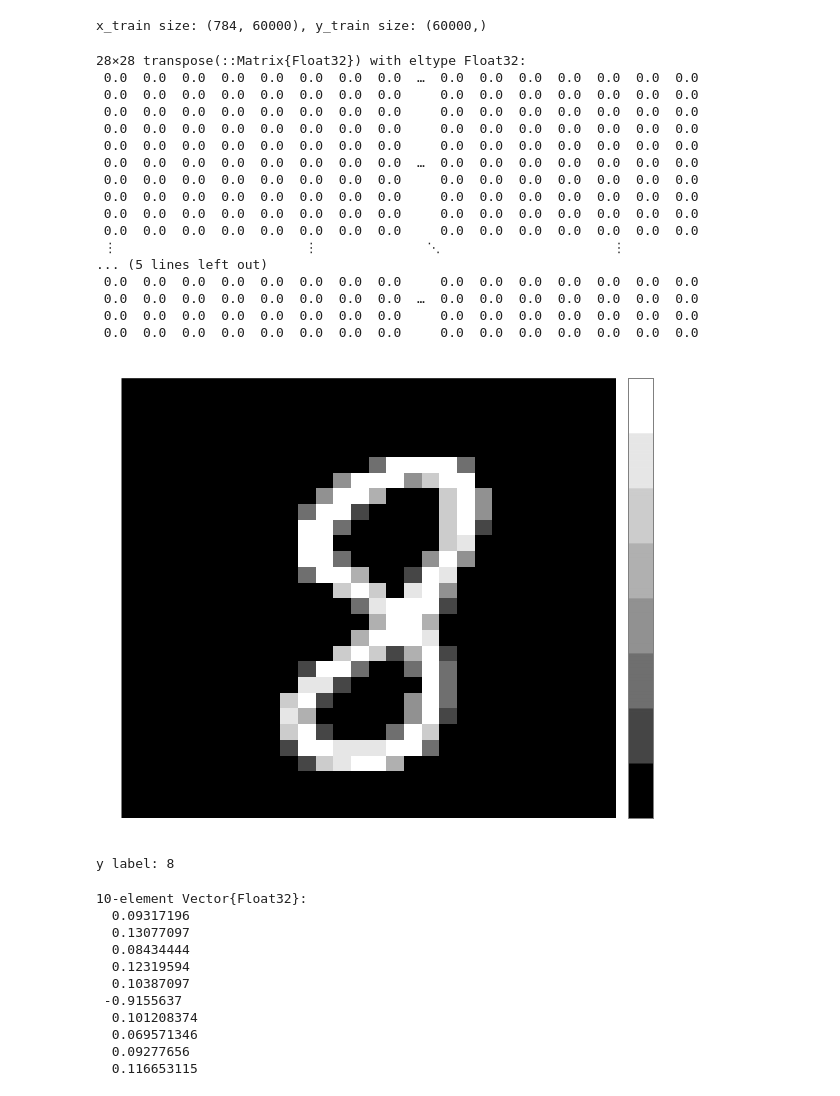
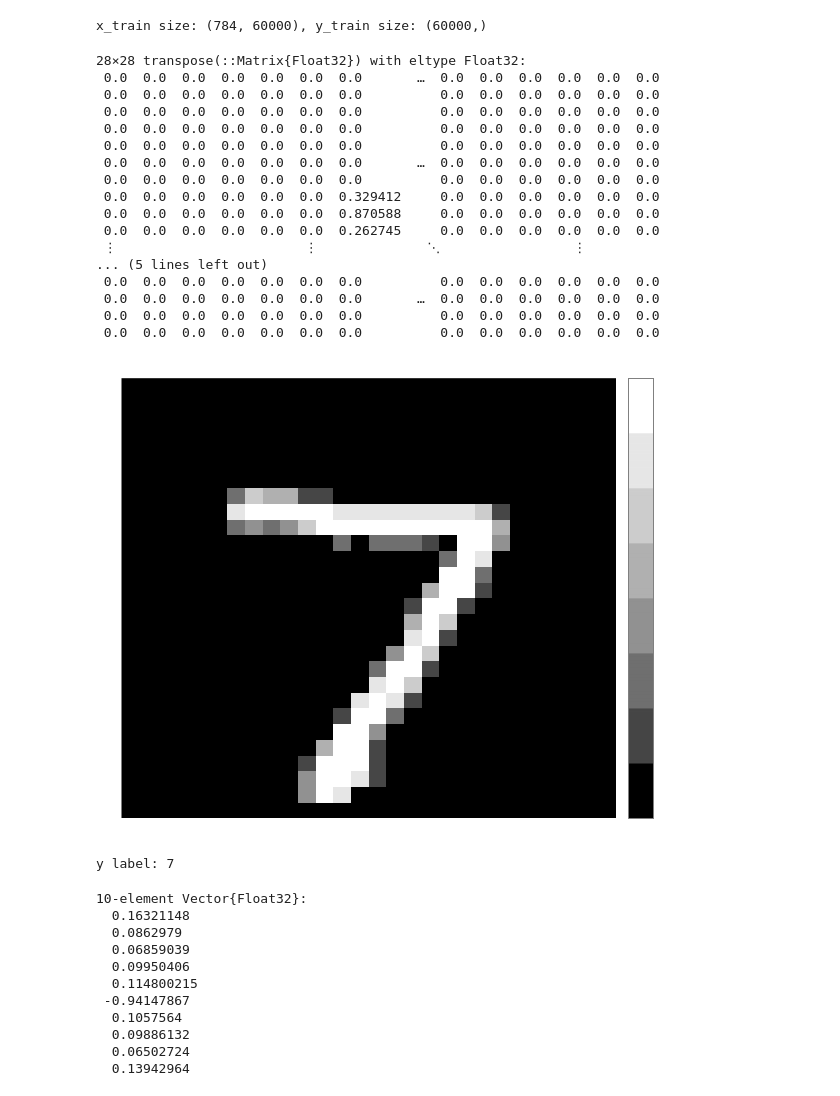
Before and after one commit to affans/pinns_in_julia, a Jupyter notebook: ds2.ipynb, the cells around one changed output. Cells and saved outputs as stored; diff of their text form; code cells hidden in the pictures.

```diff
--- a/ds2.ipynb
+++ b/ds2.ipynb
@@ -61,44 +61,45 @@ println("x_train size: $(size(x_train)), y_train size: $(size(y_train))")
 # %% [output]
 x_train size: (784, 60000), y_train size: (60000,)
 # %%
-img_id = 564
+#
+img_id = 1
 img_px_data = transpose(reshape(x_test[:, img_id], (28, 28))) # the transpose + yaxis reverse in gnuplot makes figure right side up
 display(img_px_data)
 @gp "reset"
 @gp :- "load '~/gpconfig.cfg'"
 @gp :- "unset border" "unset grid" "unset tics" "unset key"
 @gp :- "set pm3d map"
 @gp :- "set palette gray"
 @gp :- "set yrange[*:*] reverse"
 @gp :- img_px_data "with image notitle"
 # plot 'data.dat' matrix nonuniform with image notitle
 display(@gp)
 
 println("y label: $(y_test[img_id])")
 # %% [output]
 28×28 transpose(::Matrix{Float32}) with eltype Float32:
- 0.0  0.0  0.0  0.0  0.0  0.0  0.0  0.0  …  0.0  0.0  0.0  0.0  0.0  0.0  0.0
- 0.0  0.0  0.0  0.0  0.0  0.0  0.0  0.0     0.0  0.0  0.0  0.0  0.0  0.0  0.0
- 0.0  0.0  0.0  0.0  0.0  0.0  0.0  0.0     0.0  0.0  0.0  0.0  0.0  0.0  0.0
- 0.0  0.0  0.0  0.0  0.0  0.0  0.0  0.0     0.0  0.0  0.0  0.0  0.0  0.0  0.0
- 0.0  0.0  0.0  0.0  0.0  0.0  0.0  0.0     0.0  0.0  0.0  0.0  0.0  0.0  0.0
- 0.0  0.0  0.0  0.0  0.0  0.0  0.0  0.0  …  0.0  0.0  0.0  0.0  0.0  0.0  0.0
- 0.0  0.0  0.0  0.0  0.0  0.0  0.0  0.0     0.0  0.0  0.0  0.0  0.0  0.0  0.0
- 0.0  0.0  0.0  0.0  0.0  0.0  0.0  0.0     0.0  0.0  0.0  0.0  0.0  0.0  0.0
- 0.0  0.0  0.0  0.0  0.0  0.0  0.0  0.0     0.0  0.0  0.0  0.0  0.0  0.0  0.0
- 0.0  0.0  0.0  0.0  0.0  0.0  0.0  0.0     0.0  0.0  0.0  0.0  0.0  0.0  0.0
- ⋮                        ⋮              ⋱                      ⋮
+ 0.0  0.0  0.0  0.0  0.0  0.0  0.0       …  0.0  0.0  0.0  0.0  0.0  0.0
+ 0.0  0.0  0.0  0.0  0.0  0.0  0.0          0.0  0.0  0.0  0.0  0.0  0.0
+ 0.0  0.0  0.0  0.0  0.0  0.0  0.0          0.0  0.0  0.0  0.0  0.0  0.0
+ 0.0  0.0  0.0  0.0  0.0  0.0  0.0          0.0  0.0  0.0  0.0  0.0  0.0
+ 0.0  0.0  0.0  0.0  0.0  0.0  0.0          0.0  0.0  0.0  0.0  0.0  0.0
+ 0.0  0.0  0.0  0.0  0.0  0.0  0.0       …  0.0  0.0  0.0  0.0  0.0  0.0
+ 0.0  0.0  0.0  0.0  0.0  0.0  0.0          0.0  0.0  0.0  0.0  0.0  0.0
+ 0.0  0.0  0.0  0.0  0.0  0.0  0.329412     0.0  0.0  0.0  0.0  0.0  0.0
+ 0.0  0.0  0.0  0.0  0.0  0.0  0.870588     0.0  0.0  0.0  0.0  0.0  0.0
+ 0.0  0.0  0.0  0.0  0.0  0.0  0.262745     0.0  0.0  0.0  0.0  0.0  0.0
+ ⋮                        ⋮              ⋱                 ⋮
 ... (5 lines left out)
- 0.0  0.0  0.0  0.0  0.0  0.0  0.0  0.0     0.0  0.0  0.0  0.0  0.0  0.0  0.0
- 0.0  0.0  0.0  0.0  0.0  0.0  0.0  0.0  …  0.0  0.0  0.0  0.0  0.0  0.0  0.0
- 0.0  0.0  0.0  0.0  0.0  0.0  0.0  0.0     0.0  0.0  0.0  0.0  0.0  0.0  0.0
- 0.0  0.0  0.0  0.0  0.0  0.0  0.0  0.0     0.0  0.0  0.0  0.0  0.0  0.0  0.0
+ 0.0  0.0  0.0  0.0  0.0  0.0  0.0          0.0  0.0  0.0  0.0  0.0  0.0
+ 0.0  0.0  0.0  0.0  0.0  0.0  0.0       …  0.0  0.0  0.0  0.0  0.0  0.0
+ 0.0  0.0  0.0  0.0  0.0  0.0  0.0          0.0  0.0  0.0  0.0  0.0  0.0
+ 0.0  0.0  0.0  0.0  0.0  0.0  0.0          0.0  0.0  0.0  0.0  0.0  0.0
-[figure, old version]
+[figure, new version]
-y label: 8
+y label: 7
 # %%
 rng = MersenneTwister()
 Random.seed!(rng, 12345)
-model = Chain(Dense(784 => 10, relu), Dense(10 => 10), softmax)
+model = Chain(Dense(784 => 32, relu), Dense(32 => 10), softmax)
 ps, st = Lux.setup(rng, model)
 ps = ps |> ComponentArray
 y_pred = model(x_train[:, 1], ps, st)[1] # forward pass
@@ -108,14 +109,14 @@ y_ohb = onehotbatch(y_train, 0:9)
 y_pred .- y_ohb[:, 1] # first image label
 # %% [output]
 10-element Vector{Float32}:
-  0.09317196
-  0.13077097
-  0.08434444
-  0.12319594
-  0.10387097
- -0.9155637
-  0.101208374
-  0.069571346
-  0.09277656
-  0.116653115
+  0.16321148
+  0.0862979
+  0.06859039
+  0.09950406
+  0.114800215
+ -0.94147867
+  0.1057564
+  0.09886132
+  0.06502724
+  0.13942964
 # %%
```
Also changed, not shown: parts of 5 cells of this notebook.
